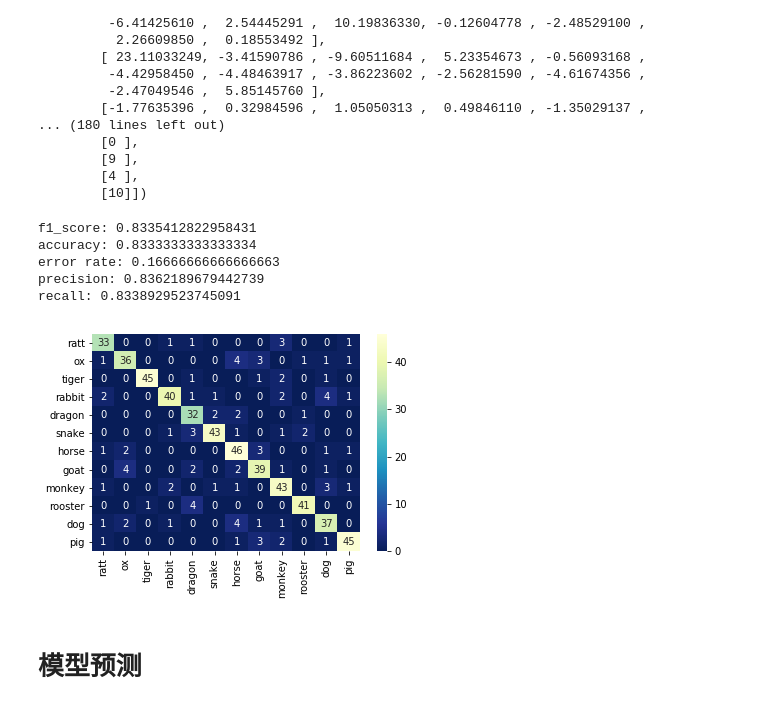
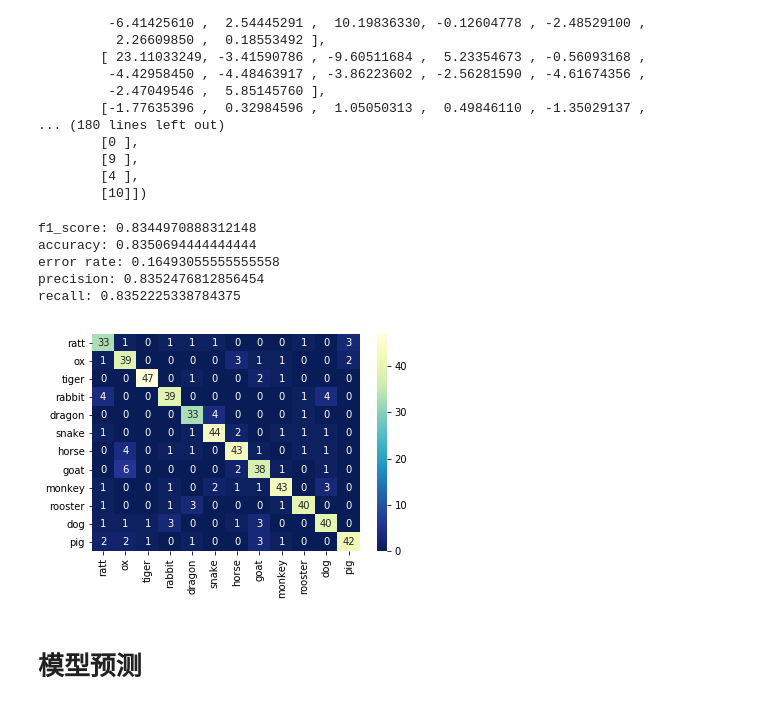
Before and after one commit to Routhleck/animal_detect_paddle, a Jupyter notebook: VGG16_main.ipynb, the cells around one changed output. Saved outputs shown, nothing was run; the diff lists cells and outputs as text; code cells hidden in the pictures.

```diff
--- a/VGG16_main.ipynb
+++ b/VGG16_main.ipynb
@@ -425,38 +425,38 @@ Tensor(shape=[32, 12], dtype=float32, place=Place(gpu:0), stop_gradient=False,
 # %%
 from sklearn.metrics import confusion_matrix,accuracy_score,precision_score,recall_score,f1_score,classification_report
 import pandas as pd
 import seaborn as sns
 
-params_file_path = './AN5.pdparams'
+params_file_path = './VGG16_0613.pdparams'
 param_dict = paddle.load(params_file_path)
 model.load_dict(param_dict)
 test_d=paddle.io.DataLoader(test_data,batch_size=32,shuffle=True,drop_last=True)
 y_p = []
 y_t = []
 for batch, (test_X,test_y) in enumerate(test_d):
     y_pred = model(test_X)
     for i in y_pred:
         y_p.append(np.argmax(i))
     #y_p.append(y_pred)
     for i in test_y:
         y_t.append(int(i))
 
 cm = confusion_matrix(y_t,y_p)
 cm = pd.DataFrame(cm,columns=["ratt","ox","tiger","rabbit","dragon","snake","horse","goat","monkey","rooster","dog","pig"],index=["ratt","ox","tiger","rabbit","dragon","snake","horse","goat","monkey","rooster","dog","pig"])
 sns.heatmap(cm,cmap="YlGnBu_r",fmt="d",annot=True)
 
 print('f1_score:',f1_score(y_t,y_p,average='macro'))
 print('accuracy:',accuracy_score(y_t,y_p))
 print('error rate:',1-accuracy_score(y_t,y_p))
 print('precision:',precision_score(y_t,y_p,average='macro'))
 print('recall:',recall_score(y_t,y_p,average='macro'))
 # %% [output]
-f1_score: 0.8335412822958431
-accuracy: 0.8333333333333334
-error rate: 0.16666666666666663
-precision: 0.8362189679442739
-recall: 0.8338929523745091
+f1_score: 0.8344970888312148
+accuracy: 0.8350694444444444
+error rate: 0.16493055555555558
+precision: 0.8352476812856454
+recall: 0.8352225338784375
-[figure, old version]
+[figure, new version]
 # %% [markdown]
 # 模型预测
 # %%
```
Also changed, not shown: parts of 2 cells of this notebook.
